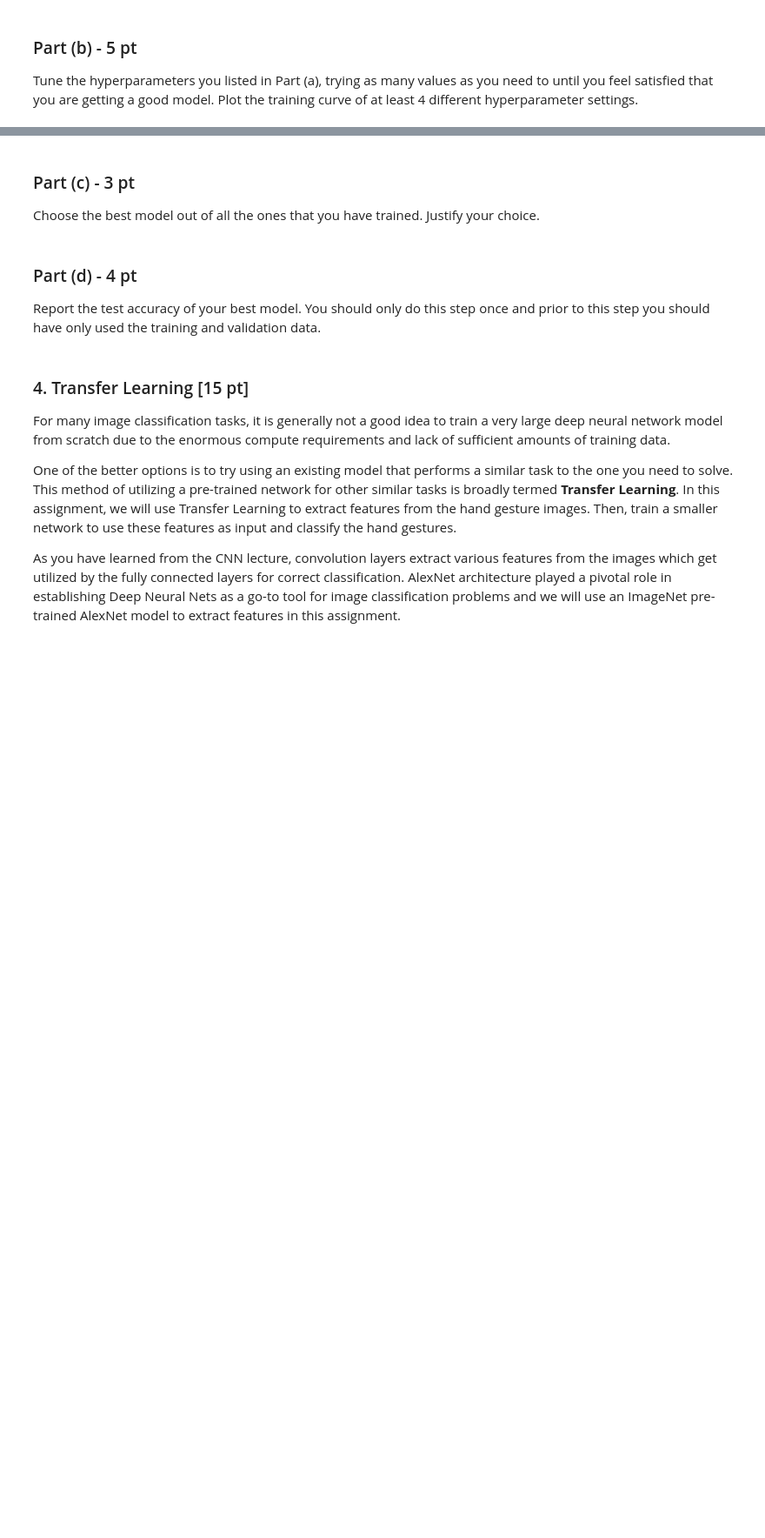
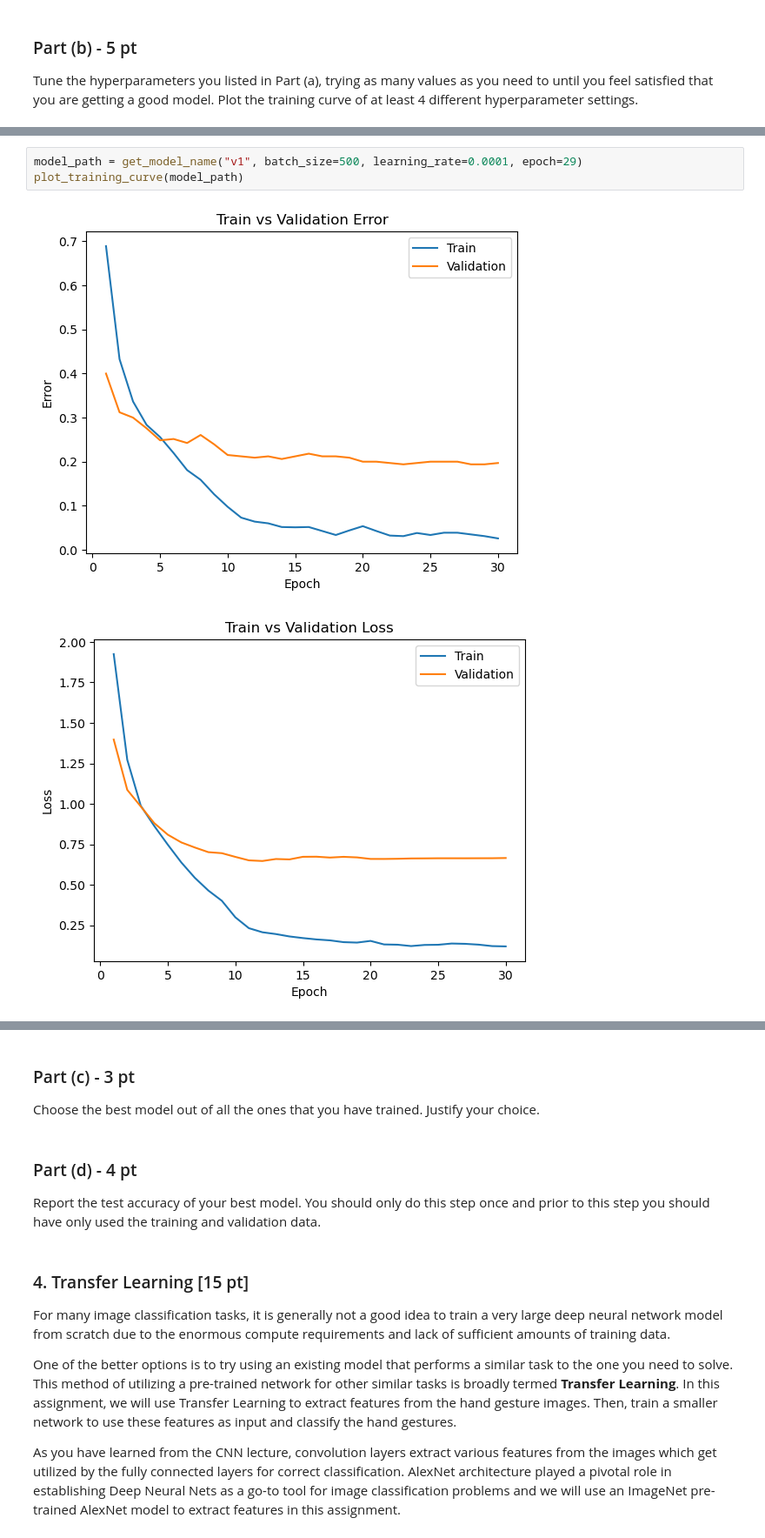
Before and after one commit to shirwewe/aps360-labs, a Jupyter notebook: lab3/Lab3 Gesture Recognition.ipynb, the cells around one changed output, grey strips where cells are left out. Shown: that part at 87% size. Cells and saved outputs as stored; diff of their text form; blank space fills up the shorter version.

```diff
--- a/lab3/Lab3 Gesture Recognition.ipynb
+++ b/lab3/Lab3 Gesture Recognition.ipynb
@@ -616,0 +890,6 @@ that you are getting a good model. Plot the training curve of at least 4 differe
+# %%
+model_path = get_model_name("v1", batch_size=500, learning_rate=0.0001, epoch=29)
+plot_training_curve(model_path)
+# %% [output]
+[figure, added]
+[figure, added]
```
Also changed, not shown: parts of 34 cells of this notebook.
